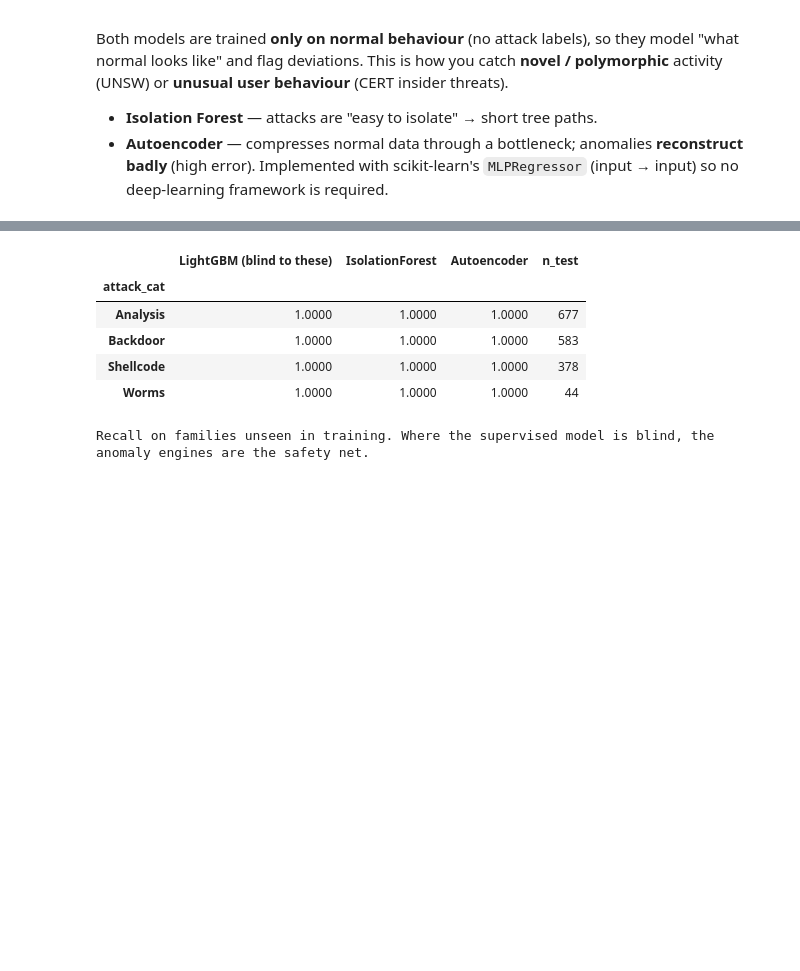
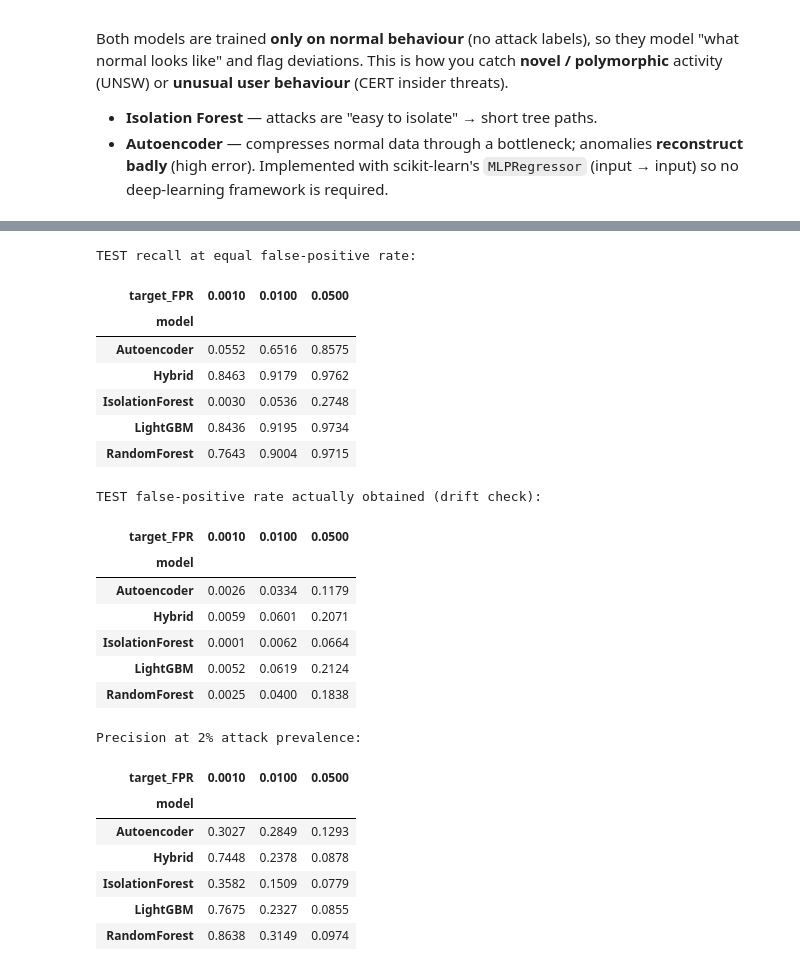
Before and after one commit to Bl4z3f12/Threat-Hunting-Behavioral-Analysis, a Jupyter notebook: SOC_Threat_Hunting_UNSW_CERT.ipynb, the cells around one changed output, grey strips where cells are left out. Cells and saved outputs as stored; diff of their text form; code cells hidden in the pictures; blank space fills up the shorter version.

```diff
--- a/SOC_Threat_Hunting_UNSW_CERT.ipynb
+++ b/SOC_Threat_Hunting_UNSW_CERT.ipynb
@@ -510,7 +578,14 @@ In production you often have **no labels** to tune on. A defensible alternative
 # %%
-FPR_TARGET = 0.01       # accept ~1% false alerts on benign traffic
-label_free = {name: float(np.quantile(s[yva == 0], 1 - FPR_TARGET)) for name, s in s_va.items()}
-for name, t in label_free.items():
-    r = report(yva, s_va[name], t, name)
-    print(f"{name:16s} thr={t:.5f}  precision={r['precision']:.3f}  recall={r['recall']:.3f}  FPR={r['FPR']:.3f}")
+val_scores = {**p_va, **s_va}
+rows = []
+for name, s in val_scores.items():
+    for f in FPR_LEVELS:
+        t = float(np.quantile(s[yva == 0], 1 - f))
+        r = report(yva, s, t, name, prev=REAL_PREVALENCE)
+        rows.append(dict(model=name, target_FPR=f, recall=r["recall"], precision_at_prev=r["precision"], alerts_per_1000=r["alerts_per_1000"]))
+fx_val = pd.DataFrame(rows)
+print("Validation recall at equal false-positive rate:")
+display(fx_val.pivot(index="model", columns="target_FPR", values="recall"))
+print(f"Precision at {REAL_PREVALENCE:.0%} attack prevalence:")
+display(fx_val.pivot(index="model", columns="target_FPR", values="precision_at_prev"))
 # %% [output]
@@ -669,31 +793,36 @@ This quantifies why you want **both** engines.
 # %%
-HOLDOUT = ["Backdoor", "Shellcode", "Worms", "Analysis"]      # <-- edit: families to hide from the supervised model
+fx = fixed_fpr_table(all_va, all_te)
+print("TEST recall at equal false-positive rate:");                      display(fx.pivot(index="model", columns="target_FPR", values="recall"))
+print("TEST false-positive rate actually obtained (drift check):");      display(fx.pivot(index="model", columns="target_FPR", values="test_FPR"))
+print(f"Precision at {REAL_PREVALENCE:.0%} attack prevalence:");           display(fx.pivot(index="model", columns="target_FPR", values="precision_at_prev"))
 
-if CAT_COL:
-    keep_tr = ~tr_df[CAT_COL].isin(HOLDOUT).values
-    keep_va = ~va_df[CAT_COL].isin(HOLDOUT).values
-    lgb_zd = lgb.LGBMClassifier(n_estimators=400, learning_rate=0.05, num_leaves=31, random_state=RANDOM_STATE,
-                                n_jobs=-1, verbose=-1).fit(Xtr[keep_tr], ytr[keep_tr])
-    # thresholds tuned WITHOUT the held-out families (they are 'unknown' to the SOC)
-    t_zd = float(pick_operating_points(sweep(yva[keep_va], lgb_zd.predict_proba(Xva[keep_va])[:, 1])).iloc[0]["threshold"])
-    t_if = float(pick_operating_points(sweep(yva[keep_va], s_va["IsolationForest"][keep_va])).iloc[0]["threshold"])
-    t_ae = float(pick_operating_points(sweep(yva[keep_va], s_va["Autoencoder"][keep_va])).iloc[0]["threshold"])
-
-    sc = {"LightGBM (blind to these)": (lgb_zd.predict_proba(Xte)[:, 1], t_zd),
-          "IsolationForest": (s_te["IsolationForest"], t_if), "Autoencoder": (s_te["Autoencoder"], t_ae)}
-    hold_df = te_df[te_df[CAT_COL].isin(HOLDOUT)]
-    zd = pd.DataFrame({n: hold_df.assign(hit=(s[hold_df.index] >= t).astype(int)).groupby(CAT_COL)["hit"].mean()
-                       for n, (s, t) in sc.items()})
-    zd["n_test"] = hold_df[CAT_COL].value_counts()
-    display(zd)
-    print("Recall on families unseen in training. Where the supervised model is blind, the anomaly engines are the safety net.")
-else:
-    print("No category column - skipping zero-day simulation (for CERT, hold out whole insider scenarios instead).")
+fig, ax = plt.subplots(figsize=(7, 4.5))
+for n, s in all_te.items():
+    f, t, _ = roc_curve(yte, s); ax.plot(np.clip(f, 1e-4, 1), t, label=n)
+ax.set_xscale("log"); ax.set_xlim(1e-4, 1); ax.set_xlabel("False-positive rate (log scale)"); ax.set_ylabel("Recall (TPR)")
+ax.set_title("What a SOC cares about: recall at LOW false-positive rates"); ax.legend(); plt.tight_layout(); show()
 # %% [output]
+TEST recall at equal false-positive rate:
-|  | LightGBM (blind to these) | IsolationForest | Autoencoder | n_test |
-| attack_cat |  |  |  |  |
-| Analysis | 1.0000 | 1.0000 | 1.0000 | 677 |
-| Backdoor | 1.0000 | 1.0000 | 1.0000 | 583 |
-| Shellcode | 1.0000 | 1.0000 | 1.0000 | 378 |
-| Worms | 1.0000 | 1.0000 | 1.0000 | 44 |
+| target_FPR | 0.0010 | 0.0100 | 0.0500 |
+| model |  |  |  |
+| Autoencoder | 0.0552 | 0.6516 | 0.8575 |
+| Hybrid | 0.8463 | 0.9179 | 0.9762 |
+| IsolationForest | 0.0030 | 0.0536 | 0.2748 |
+| LightGBM | 0.8436 | 0.9195 | 0.9734 |
+| RandomForest | 0.7643 | 0.9004 | 0.9715 |
-Recall on families unseen in training. Where the supervised model is blind, the anomaly engines are the safety net.
+TEST false-positive rate actually obtained (drift check):
+| target_FPR | 0.0010 | 0.0100 | 0.0500 |
+| model |  |  |  |
+| Autoencoder | 0.0026 | 0.0334 | 0.1179 |
+| Hybrid | 0.0059 | 0.0601 | 0.2071 |
+| IsolationForest | 0.0001 | 0.0062 | 0.0664 |
+| LightGBM | 0.0052 | 0.0619 | 0.2124 |
+| RandomForest | 0.0025 | 0.0400 | 0.1838 |
+Precision at 2% attack prevalence:
+| target_FPR | 0.0010 | 0.0100 | 0.0500 |
+| model |  |  |  |
+| Autoencoder | 0.3027 | 0.2849 | 0.1293 |
+| Hybrid | 0.7448 | 0.2378 | 0.0878 |
+| IsolationForest | 0.3582 | 0.1509 | 0.0779 |
+| LightGBM | 0.7675 | 0.2327 | 0.0855 |
+| RandomForest | 0.8638 | 0.3149 | 0.0974 |
```
Also changed, not shown: parts of 34 cells of this notebook.
